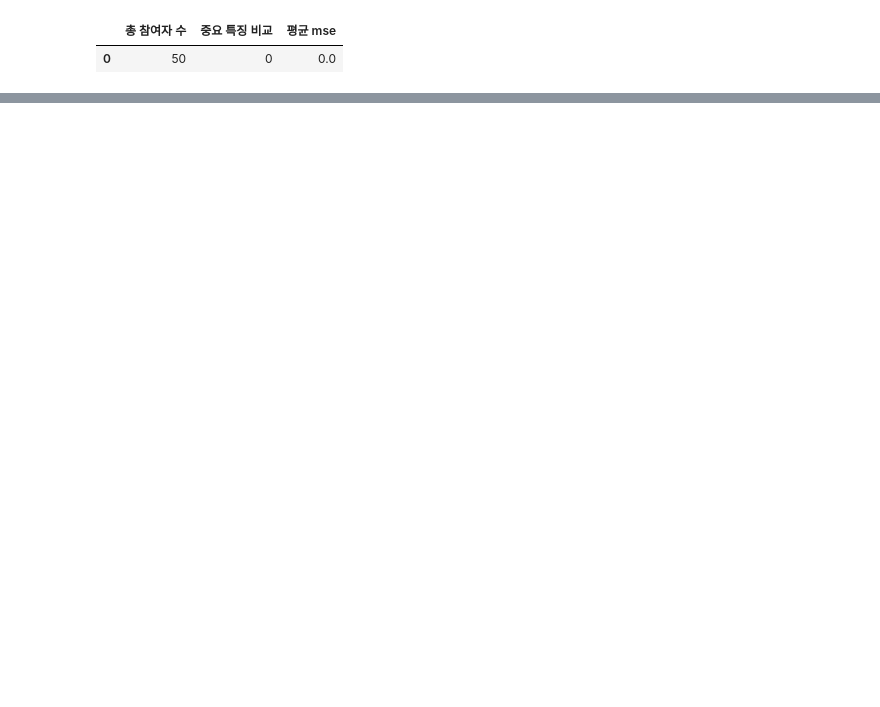
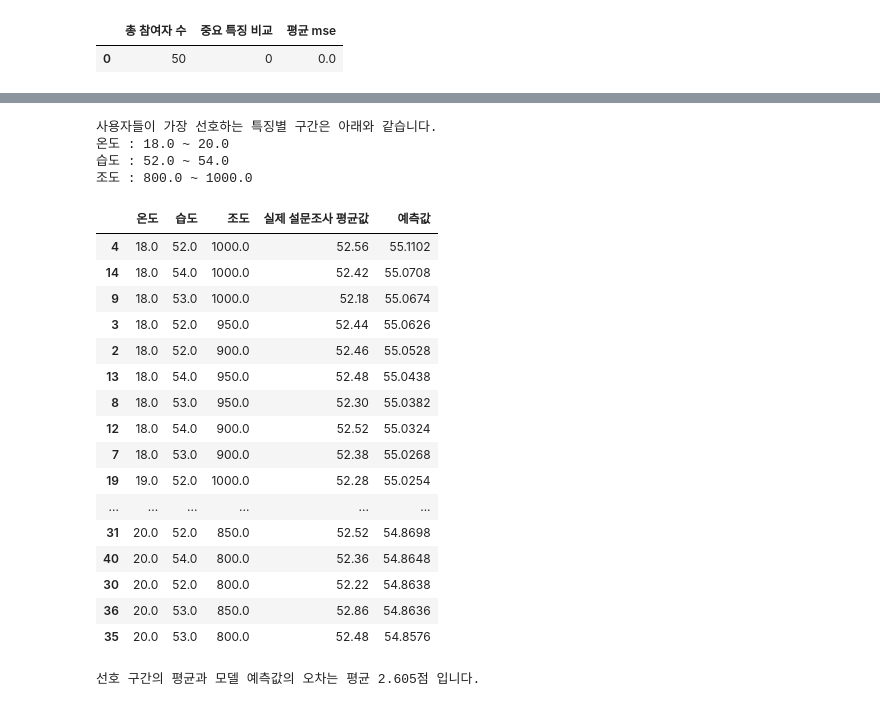
Before and after one commit to formegusto/survey-learning-system, a Jupyter notebook: documentation random forest.ipynb, the cells around one changed output, grey strips where cells are left out. Saved outputs shown, nothing was run; the diff lists cells and outputs as text; code cells hidden in the pictures; blank space fills up the shorter version.

```diff
--- a/documentation random forest.ipynb
+++ b/documentation random forest.ipynb
@@ -455,0 +622,22 @@ X_train[y_train.argmax()] * [max_temp, max_hum, max_lux]
+# %%
+prefer_features = [
+    [
+        s_tmmc.iloc[0]['최소 온도'], s_tmmc.iloc[0]['최대 온도']
+    ],
+    [
+        s_hmmc.iloc[0]['최소 습도'], s_hmmc.iloc[0]['최대 습도']
+    ],
+    [
+        s_lmmc.iloc[0]['최소 조도'], s_lmmc.iloc[0]['최대 조도']
+    ]
+]
+
+print("사용자들이 가장 선호하는 특징별 구간은 아래와 같습니다.")
+print("온도 : {} ~ {}".format(prefer_features[0][0],prefer_features[0][1]))
+print("습도 : {} ~ {}".format(prefer_features[1][0],prefer_features[1][1]))
+print("조도 : {} ~ {}".format(prefer_features[2][0],prefer_features[2][1]))
+# %% [output]
+사용자들이 가장 선호하는 특징별 구간은 아래와 같습니다.
+온도 : 18.0 ~ 20.0
+습도 : 52.0 ~ 54.0
+조도 : 800.0 ~ 1000.0
@@ -455,0 +663,52 @@ X_train[y_train.argmax()] * [max_temp, max_hum, max_lux]
+# %%
+last_test = pd.DataFrame(columns=['온도', '습도', '조도', '실제 설문조사 평균값','예측값'])
+
+for _temp, _hum, _lux in combinations.reshape(-1, 3):
+    np_features = np.array([[
+        _temp / max_temp,
+        _hum / max_hum,
+        _lux / max_lux
+    ]])
+    pre = RFModel.predict(np_features)[0]
+
+    user_scores = np.array([])
+    for user_idx in range(0,50):
+        _s = users[user_idx].score(ran_temp,
+                       ran_hum,
+                       ran_lux)
+        user_scores = np.append(user_scores,
+                               _s)
+
+    last_test = last_test.append({
+        "온도": _temp,
+        "습도": _hum,
+        "조도": _lux,
+        "실제 설문조사 평균값": user_scores.mean(),
+        "예측값": pre
+    }, ignore_index=True)
+# %%
+last_test.sort_values(by=['예측값'], ascending=False)
+# %% [output]
+|  | 온도 | 습도 | 조도 | 실제 설문조사 평균값 | 예측값 |
+| 4 | 18.0 | 52.0 | 1000.0 | 52.56 | 55.1102 |
+| 14 | 18.0 | 54.0 | 1000.0 | 52.42 | 55.0708 |
+| 9 | 18.0 | 53.0 | 1000.0 | 52.18 | 55.0674 |
+| 3 | 18.0 | 52.0 | 950.0 | 52.44 | 55.0626 |
+| 2 | 18.0 | 52.0 | 900.0 | 52.46 | 55.0528 |
+| 13 | 18.0 | 54.0 | 950.0 | 52.48 | 55.0438 |
+| 8 | 18.0 | 53.0 | 950.0 | 52.30 | 55.0382 |
+| 12 | 18.0 | 54.0 | 900.0 | 52.52 | 55.0324 |
+| 7 | 18.0 | 53.0 | 900.0 | 52.38 | 55.0268 |
+| 19 | 19.0 | 52.0 | 1000.0 | 52.28 | 55.0254 |
+| ... | ... | ... | ... | ... | ... |
+| 31 | 20.0 | 52.0 | 850.0 | 52.52 | 54.8698 |
+| 40 | 20.0 | 54.0 | 800.0 | 52.36 | 54.8648 |
+| 30 | 20.0 | 52.0 | 800.0 | 52.22 | 54.8638 |
+| 36 | 20.0 | 53.0 | 850.0 | 52.86 | 54.8636 |
+| 35 | 20.0 | 53.0 | 800.0 | 52.48 | 54.8576 |
+# %%
+print("선호 구간의 평균과 모델 예측값의 오차는 평균 {}점 입니다.".format(
+    round(abs((last_test['실제 설문조사 평균값'] - last_test["예측값"]).mean()) * 1000) / 1000
+))
+# %% [output]
+선호 구간의 평균과 모델 예측값의 오차는 평균 2.605점 입니다.
```
Also changed, not shown: parts of 24 cells of this notebook.
